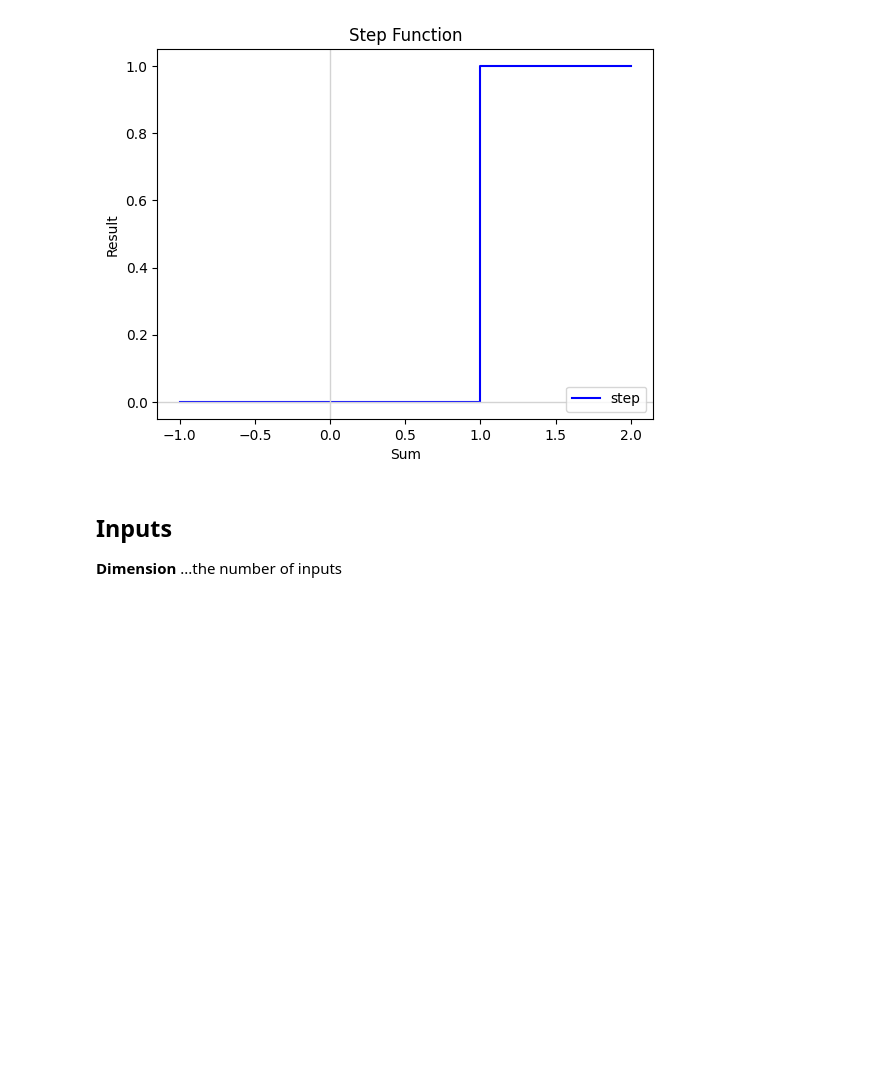
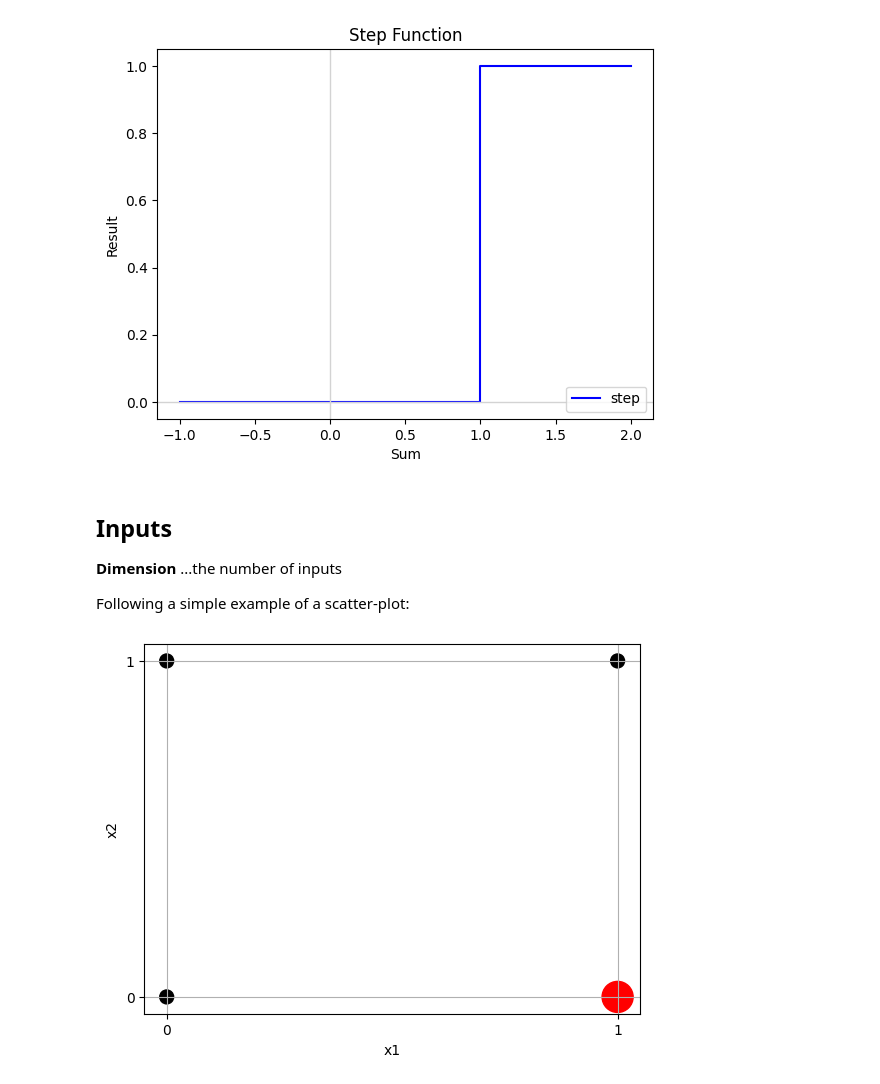
Before and after one commit to vpenso/code-playground, a Jupyter notebook: ml/perceptron.ipynb, the cells around one changed output. Cells and saved outputs as stored; diff of their text form; code cells hidden in the pictures; blank space fills up the shorter version.

Commit message:
perceptron example...

```diff
--- a/ml/perceptron.ipynb
+++ b/ml/perceptron.ipynb
@@ -60,3 +60,20 @@ plt.show()
 ## Inputs
 
 **Dimension** ...the number of inputs
+
+Following a simple example of a scatter-plot:
+# %%
+x1 = np.array([0, 0, 1, 1])
+x2 = np.array([0, 1, 0, 1])
+
+color = np.array(['black', 'black', 'red', 'black'])
+size = np.array([100, 100, 500, 100])
+plt.grid(True)
+plt.scatter(x1, x2, c=color, s=size)
+plt.xlabel('x1')
+plt.ylabel('x2')
+plt.xticks([0.0, 1.0])
+plt.yticks([0.0, 1.0])
+plt.show()
+# %% [output]
+[figure, added]
```
Also changed, not shown: parts of 1 cell of this notebook, 1 other file.
